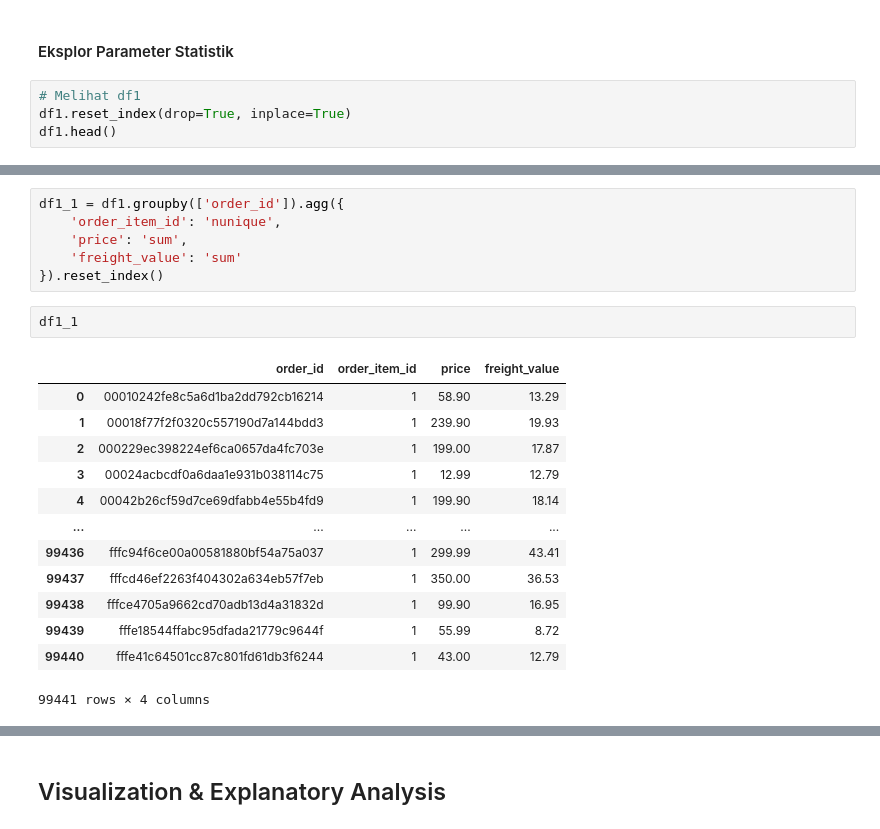
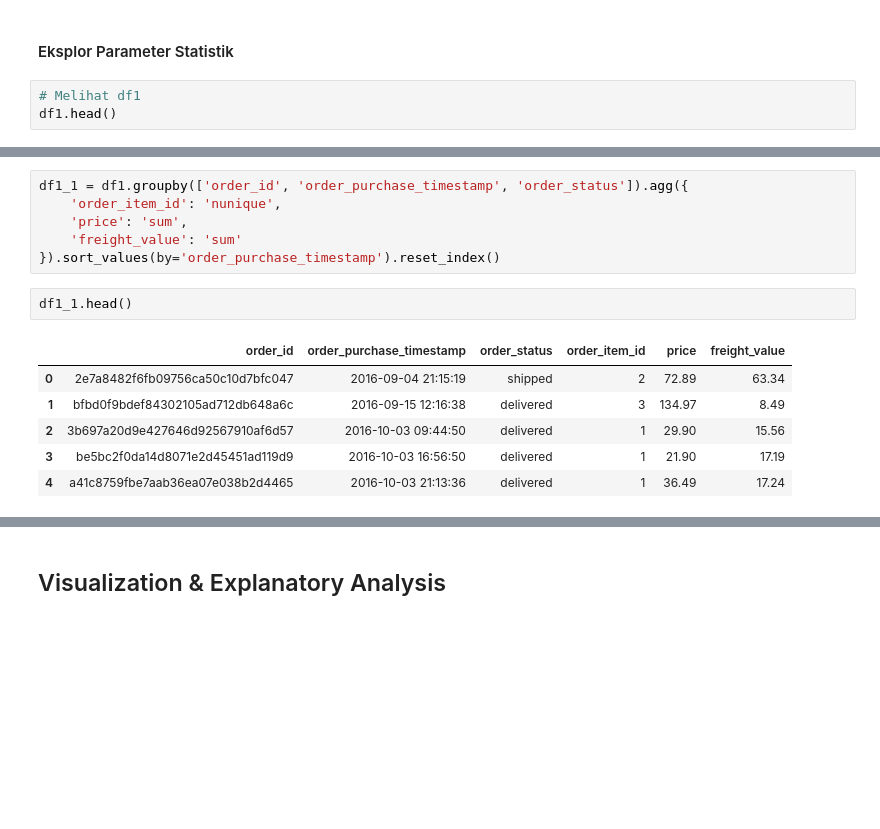
Before and after one commit to f2rra/dicoding, a Jupyter notebook: belajar-analisis-data-dengan-python/Proyek_Analisis_Data.ipynb, the cells around one changed output, grey strips where cells are left out. Cells and saved outputs as stored; diff of their text form; blank space fills up the shorter version.

```diff
--- a/belajar-analisis-data-dengan-python/Proyek_Analisis_Data.ipynb
+++ b/belajar-analisis-data-dengan-python/Proyek_Analisis_Data.ipynb
@@ -965,7 +1114,6 @@ df5_clean.isnull().sum()
 #### Eksplor Parameter Statistik
 # %%
 # Melihat df1
-df1.reset_index(drop=True, inplace=True)
 df1.head()
 # %% [output]
 |  | order_id | customer_id | order_status | order_purchase_timestamp | order_approved_at | order_delivered_carrier_date | ... |
@@ -1000,23 +1148,16 @@ df1[df1.duplicated(subset=['order_id'], keep=False)].sort_values(by=['order_id',
 # %%
-df1_1 = df1.groupby(['order_id']).agg({
+df1_1 = df1.groupby(['order_id', 'order_purchase_timestamp', 'order_status']).agg({
     'order_item_id': 'nunique',
     'price': 'sum',
     'freight_value': 'sum'
-}).reset_index()
+}).sort_values(by='order_purchase_timestamp').reset_index()
 # %%
-df1_1
+df1_1.head()
 # %% [output]
-|  | order_id | order_item_id | price | freight_value |
-| 0 | 00010242fe8c5a6d1ba2dd792cb16214 | 1 | 58.90 | 13.29 |
-| 1 | 00018f77f2f0320c557190d7a144bdd3 | 1 | 239.90 | 19.93 |
-| 2 | 000229ec398224ef6ca0657da4fc703e | 1 | 199.00 | 17.87 |
-| 3 | 00024acbcdf0a6daa1e931b038114c75 | 1 | 12.99 | 12.79 |
-| 4 | 00042b26cf59d7ce69dfabb4e55b4fd9 | 1 | 199.90 | 18.14 |
-| ... | ... | ... | ... | ... |
-| 99436 | fffc94f6ce00a00581880bf54a75a037 | 1 | 299.99 | 43.41 |
-| 99437 | fffcd46ef2263f404302a634eb57f7eb | 1 | 350.00 | 36.53 |
-| 99438 | fffce4705a9662cd70adb13d4a31832d | 1 | 99.90 | 16.95 |
-| 99439 | fffe18544ffabc95dfada21779c9644f | 1 | 55.99 | 8.72 |
-| 99440 | fffe41c64501cc87c801fd61db3f6244 | 1 | 43.00 | 12.79 |
+|  | order_id | order_purchase_timestamp | order_status | order_item_id | price | freight_value |
+| 0 | 2e7a8482f6fb09756ca50c10d7bfc047 | 2016-09-04 21:15:19 | shipped | 2 | 72.89 | 63.34 |
+| 1 | bfbd0f9bdef84302105ad712db648a6c | 2016-09-15 12:16:38 | delivered | 3 | 134.97 | 8.49 |
+| 2 | 3b697a20d9e427646d92567910af6d57 | 2016-10-03 09:44:50 | delivered | 1 | 29.90 | 15.56 |
+| 3 | be5bc2f0da14d8071e2d45451ad119d9 | 2016-10-03 16:56:50 | delivered | 1 | 21.90 | 17.19 |
+| 4 | a41c8759fbe7aab36ea07e038b2d4465 | 2016-10-03 21:13:36 | delivered | 1 | 36.49 | 17.24 |
-99441 rows × 4 columns
 # %%
```
Also changed, not shown: parts of 161 cells of this notebook.
